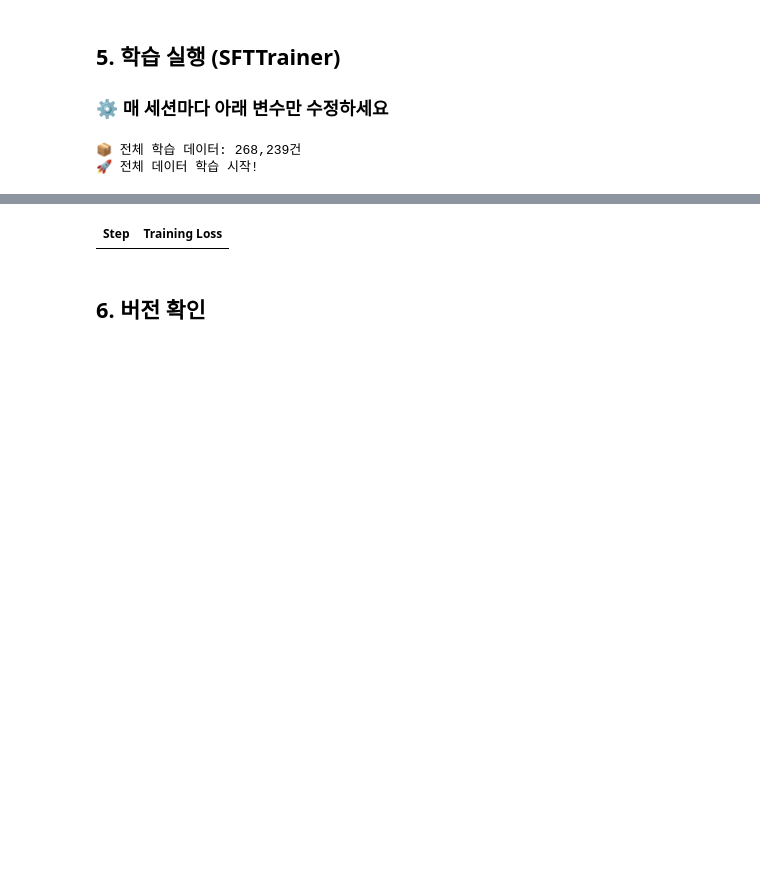
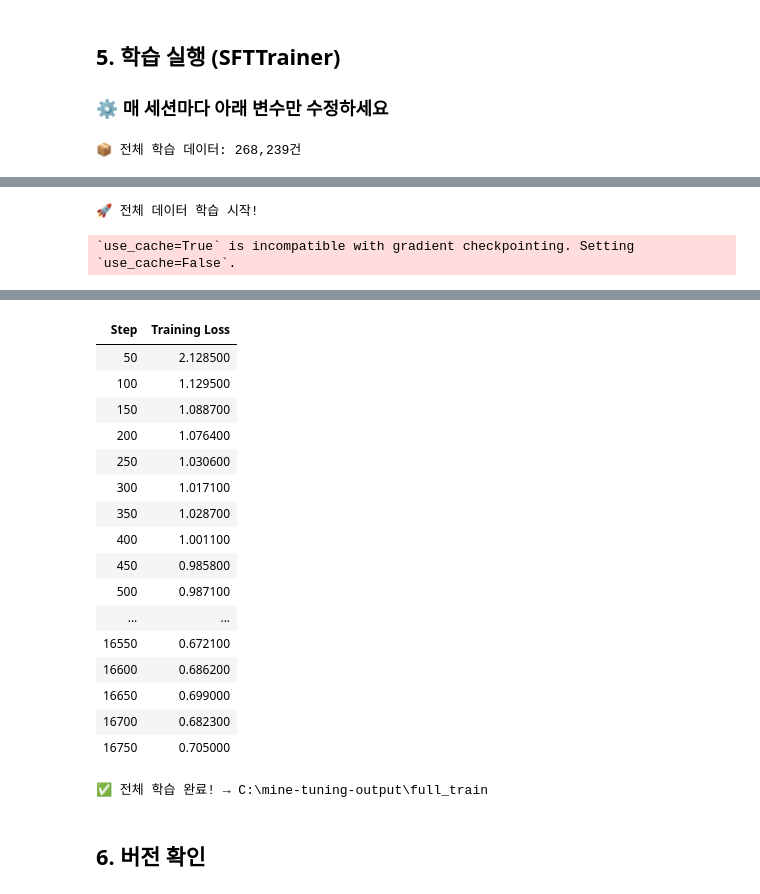
Before and after one commit to doyeon789/mine-tuning-model, a Jupyter notebook: mine-tuning-FT-rtx5060ti-7B.ipynb, the cells around one changed output, grey strips where cells are left out. Cells and saved outputs as stored; diff of their text form; code cells hidden in the pictures; blank space fills up the shorter version.

```diff
--- a/mine-tuning-FT-rtx5060ti-7B.ipynb
+++ b/mine-tuning-FT-rtx5060ti-7B.ipynb
@@ -232,7 +212,7 @@ lora_config = LoraConfig(
     ],
     lora_dropout=0.05,
     bias='none',
-    task_type='CAUSAL_LM',
+    task_type='CAUSAL_LM'
 )
 
 model = get_peft_model(model, lora_config)
@@ -246,60 +226,41 @@ trainable params: 40,370,176 || all params: 7,655,986,688 || trainable%: 0.5273
 ### ⚙️ 매 세션마다 아래 변수만 수정하세요
 # %%
 from trl import SFTTrainer, SFTConfig
-from transformers import TrainerCallback
-from datetime import datetime
 import os
 
 # ============================================================
 # 전체 데이터 학습 설정
 # ============================================================
-
-date_str = datetime.now().strftime("%Y%m%d_%H%M")
-OUTPUT_DIR = rf"C:\mine-tuning-output\Qwen3.5-9B_{date_str}"
+OUTPUT_DIR = r"C:\mine-tuning-output\full_train"
+os.makedirs(OUTPUT_DIR, exist_ok=True)
 
 print(f"📦 전체 학습 데이터: {len(train_data):,}건")
 
 # 학습 설정
 training_args = SFTConfig(
     output_dir=OUTPUT_DIR,
-    num_train_epochs=1,
-    per_device_train_batch_size=2,
-    gradient_accumulation_steps=8,
+    num_train_epochs=1,                 # 전체 데이터 1회 학습
+    per_device_train_batch_size=4,      # RTX 5060 Ti 16GB 기준
+    gradient_accumulation_steps=4,      # 실질 배치 크기 = 16
     learning_rate=2e-4,
-    bf16=True,
+    bf16=True,                          # RTX 5060 Ti 권장
     fp16=False,
     logging_steps=50,
-
     save_strategy="steps",
-    save_steps=500,                 # 500스텝마다 중간 저장
-    save_total_limit=10,            # 최대 10개 체크포인트 보관
-
+    save_steps=500,
+    save_total_limit=2,
     warmup_steps=100,
     lr_scheduler_type="cosine",
     report_to="none",
-    dataloader_num_workers=0,
-
-    optim="adamw_torch_fused",
-    torch_compile = False,
-    max_seq_length=320,
-    packing=True,
+    dataloader_num_workers=0,           # Windows 필수
 )
-
-class SaveEpochCallback(TrainerCallback):
-    def on_epoch_end(self, args, state, control, **kwargs):
-        epoch = int(state.epoch)
-        save_path = os.path.join(OUTPUT_DIR, f"epoch-{epoch}")
-        trainer.model.save_pretrained(save_path)
-        tokenizer.save_pretrained(save_path)
-        print(f"✅ 에포크 {epoch} 저장 완료 → {save_path}")
 
 # Trainer 생성
 trainer = SFTTrainer(
     model=model,
-    train_dataset=train_data,
+    train_dataset=train_data,           # ✅ 전체 데이터 사용
     args=training_args,
     processing_class=tokenizer,
-    callbacks=[SaveEpochCallback()],
 )
 
 print("🚀 전체 데이터 학습 시작!")
@@ -312,4 +273,3 @@ tokenizer.save_pretrained(OUTPUT_DIR)
 print(f"\n✅ 전체 학습 완료! → {OUTPUT_DIR}")
 # %% [output]
 📦 전체 학습 데이터: 268,239건
-🚀 전체 데이터 학습 시작!
@@ -316,0 +277,2 @@ print(f"\n✅ 전체 학습 완료! → {OUTPUT_DIR}")
+🚀 전체 데이터 학습 시작!
+`use_cache=True` is incompatible with gradient checkpointing. Setting `use_cache=False`.
@@ -317,4 +280,21 @@ print(f"\n✅ 전체 학습 완료! → {OUTPUT_DIR}")
 | Step | Training Loss |
+| 50 | 2.128500 |
+| 100 | 1.129500 |
+| 150 | 1.088700 |
+| 200 | 1.076400 |
+| 250 | 1.030600 |
+| 300 | 1.017100 |
+| 350 | 1.028700 |
+| 400 | 1.001100 |
+| 450 | 0.985800 |
+| 500 | 0.987100 |
+| ... | ... |
+| 16550 | 0.672100 |
+| 16600 | 0.686200 |
+| 16650 | 0.699000 |
+| 16700 | 0.682300 |
+| 16750 | 0.705000 |
+✅ 전체 학습 완료! → C:\mine-tuning-output\full_train
 # %% [markdown]
 ## 6. 버전 확인
 # %%
```
Also changed, not shown: parts of 5 cells of this notebook.
